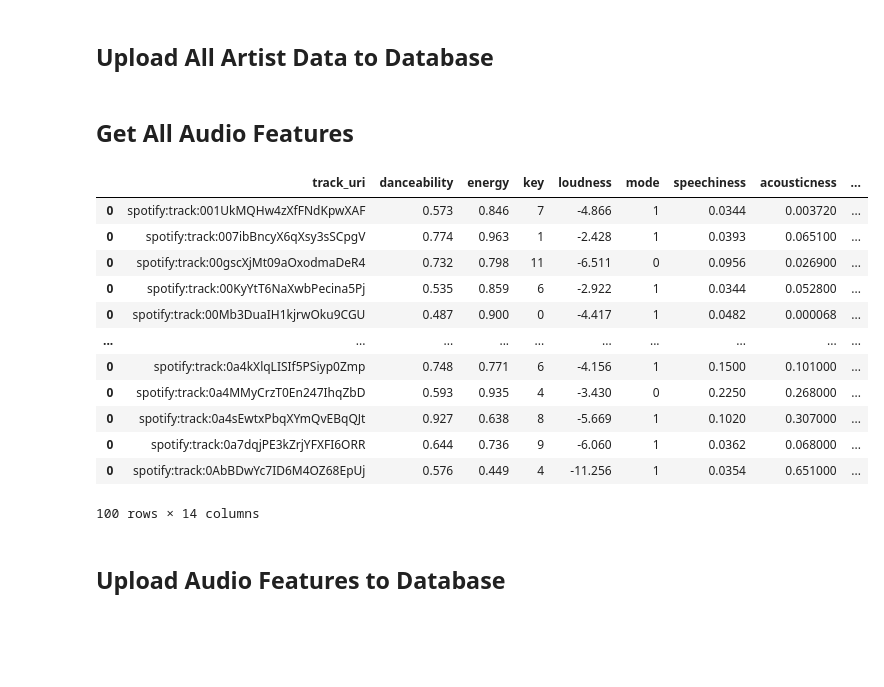
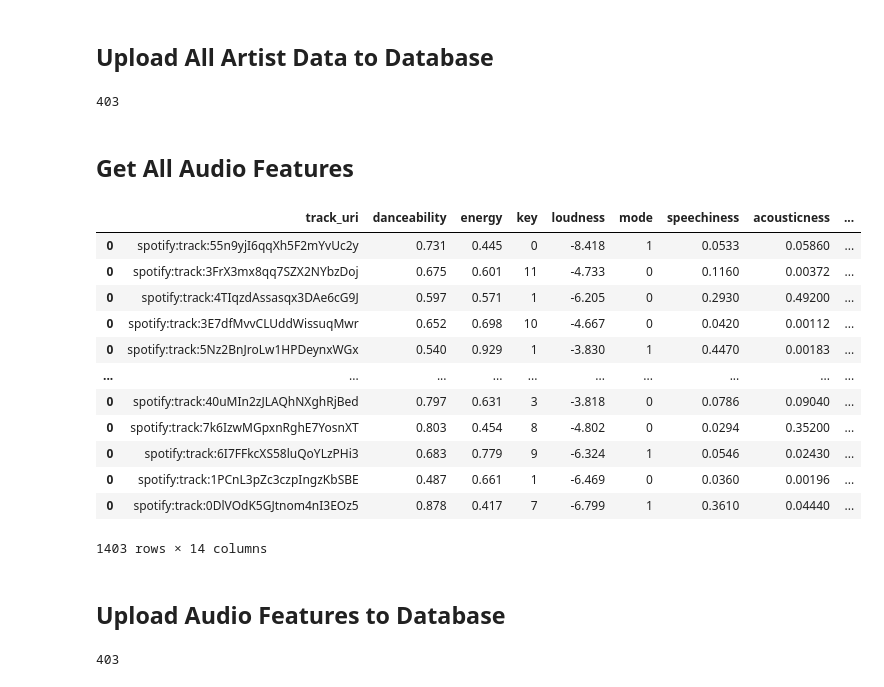
Before and after one commit to datascienceclubUVU/UVU-2022-2023, a Jupyter notebook: InitialIngestionPipeline.ipynb, the cells around one changed output. Drawn from its saved outputs; the diff is of its cells as text; code cells hidden in the pictures; blank space fills up the shorter version.

```diff
--- a/InitialIngestionPipeline.ipynb
+++ b/InitialIngestionPipeline.ipynb
@@ -60,7 +60,7 @@ outer = new_batch.merge(db_query, how='outer', indicator=True)
 anti_join = outer[(outer._merge=='left_only')].drop('_merge', axis=1)
 
 new_batch = pd.DataFrame(anti_join)
-new_batch = new_batch[0:5]
+new_batch = new_batch[0:25]
 new_batch.head()
 # %% [output]
 |  | playlist_uri | playlist_name |
@@ -110,7 +118,7 @@ load_batch.shape
 # %%
 df = pd.read_sql('''SELECT DISTINCT track_uri FROM playlist_tracks ORDER BY track_uri''', engine)
 
-outer = load_batch.merge(df, how='outer', indicator=True)
+outer = df.merge(load_batch, how='outer', indicator=True)
 anti_join = outer[(outer._merge=='left_only')].drop('_merge', axis=1)
 
 df = pd.Series(anti_join['track_uri'])
@@ -174,43 +176,46 @@ df2
 # %% [markdown]
 ## Upload All Artist Data to Database
 # %%
-#df2.to_sql('artists', con=engine, if_exists='append')
+df2.to_sql('artists', con=engine, if_exists='append')
+# %% [output]
+403
 # %% [markdown]
 ## Get All Audio Features
 # %%
-df = pd.read_sql('''SELECT DISTINCT track_uri FROM playlist_tracks ORDER BY track_uri''', engine)
+df = pd.read_sql('''SELECT DISTINCT track_uri FROM playlist_tracks''', engine)
 
-
-outer = load_batch.merge(df, how='outer', indicator=True)
+outer = df.merge(load_batch, how='outer', indicator=True)
 anti_join = outer[(outer._merge=='left_only')].drop('_merge', axis=1)
 df = pd.Series(anti_join['track_uri'])
 
 base_list = []
 for track in tqdm(df):
     try:
         df3 = pd.json_normalize(sp.audio_features(track))
         df3['track_uri'] = track
         df3 = df3[['track_uri', 'danceability', 'energy', 'key', 'loudness', 'mode', 'speechiness', 'acousticness', 'instrumentalness', 'liveness', 'valence', 'tempo', 'duration_ms', 'time_signature']]
         base_list.append(df3)
     except:
         pass
 df3 = pd.concat(base_list)
 df3
 # %% [output]
 |  | track_uri | danceability | energy | key | loudness | mode | speechiness | acousticness | ... |
-| 0 | spotify:track:001UkMQHw4zXfFNdKpwXAF | 0.573 | 0.846 | 7 | -4.866 | 1 | 0.0344 | 0.003720 | ... |
-| 0 | spotify:track:007ibBncyX6qXsy3sSCpgV | 0.774 | 0.963 | 1 | -2.428 | 1 | 0.0393 | 0.065100 | ... |
-| 0 | spotify:track:00gscXjMt09aOxodmaDeR4 | 0.732 | 0.798 | 11 | -6.511 | 0 | 0.0956 | 0.026900 | ... |
-| 0 | spotify:track:00KyYtT6NaXwbPecina5Pj | 0.535 | 0.859 | 6 | -2.922 | 1 | 0.0344 | 0.052800 | ... |
-| 0 | spotify:track:00Mb3DuaIH1kjrwOku9CGU | 0.487 | 0.900 | 0 | -4.417 | 1 | 0.0482 | 0.000068 | ... |
+| 0 | spotify:track:55n9yjI6qqXh5F2mYvUc2y | 0.731 | 0.445 | 0 | -8.418 | 1 | 0.0533 | 0.05860 | ... |
+| 0 | spotify:track:3FrX3mx8qq7SZX2NYbzDoj | 0.675 | 0.601 | 11 | -4.733 | 0 | 0.1160 | 0.00372 | ... |
+| 0 | spotify:track:4TIqzdAssasqx3DAe6cG9J | 0.597 | 0.571 | 1 | -6.205 | 0 | 0.2930 | 0.49200 | ... |
+| 0 | spotify:track:3E7dfMvvCLUddWissuqMwr | 0.652 | 0.698 | 10 | -4.667 | 0 | 0.0420 | 0.00112 | ... |
+| 0 | spotify:track:5Nz2BnJroLw1HPDeynxWGx | 0.540 | 0.929 | 1 | -3.830 | 1 | 0.4470 | 0.00183 | ... |
 | ... | ... | ... | ... | ... | ... | ... | ... | ... | ... |
-| 0 | spotify:track:0a4kXlqLISIf5PSiyp0Zmp | 0.748 | 0.771 | 6 | -4.156 | 1 | 0.1500 | 0.101000 | ... |
-| 0 | spotify:track:0a4MMyCrzT0En247IhqZbD | 0.593 | 0.935 | 4 | -3.430 | 0 | 0.2250 | 0.268000 | ... |
-| 0 | spotify:track:0a4sEwtxPbqXYmQvEBqQJt | 0.927 | 0.638 | 8 | -5.669 | 1 | 0.1020 | 0.307000 | ... |
-| 0 | spotify:track:0a7dqjPE3kZrjYFXFI6ORR | 0.644 | 0.736 | 9 | -6.060 | 1 | 0.0362 | 0.068000 | ... |
-| 0 | spotify:track:0AbBDwYc7ID6M4OZ68EpUj | 0.576 | 0.449 | 4 | -11.256 | 1 | 0.0354 | 0.651000 | ... |
+| 0 | spotify:track:40uMIn2zJLAQhNXghRjBed | 0.797 | 0.631 | 3 | -3.818 | 0 | 0.0786 | 0.09040 | ... |
+| 0 | spotify:track:7k6IzwMGpxnRghE7YosnXT | 0.803 | 0.454 | 8 | -4.802 | 0 | 0.0294 | 0.35200 | ... |
+| 0 | spotify:track:6I7FFkcXS58luQoYLzPHi3 | 0.683 | 0.779 | 9 | -6.324 | 1 | 0.0546 | 0.02430 | ... |
+| 0 | spotify:track:1PCnL3pZc3czpIngzKbSBE | 0.487 | 0.661 | 1 | -6.469 | 0 | 0.0360 | 0.00196 | ... |
+| 0 | spotify:track:0DlVOdK5GJtnom4nI3EOz5 | 0.878 | 0.417 | 7 | -6.799 | 1 | 0.3610 | 0.04440 | ... |
-100 rows × 14 columns
+1403 rows × 14 columns
 # %% [markdown]
 ## Upload Audio Features to Database
 # %%
-#df3.to_sql('audio_features', con=engine, if_exists='append')
+df3.to_sql('audio_features', con=engine, if_exists='append')
+# %% [output]
+403
```
Also changed, not shown: parts of 9 cells of this notebook, 2 other files.
